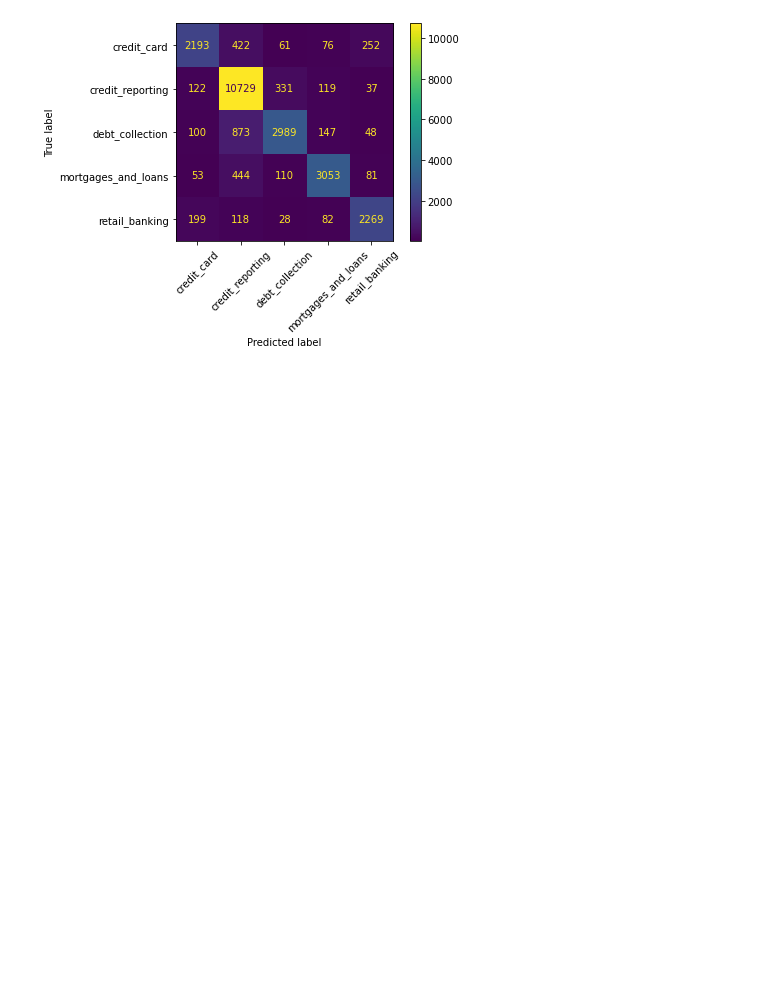
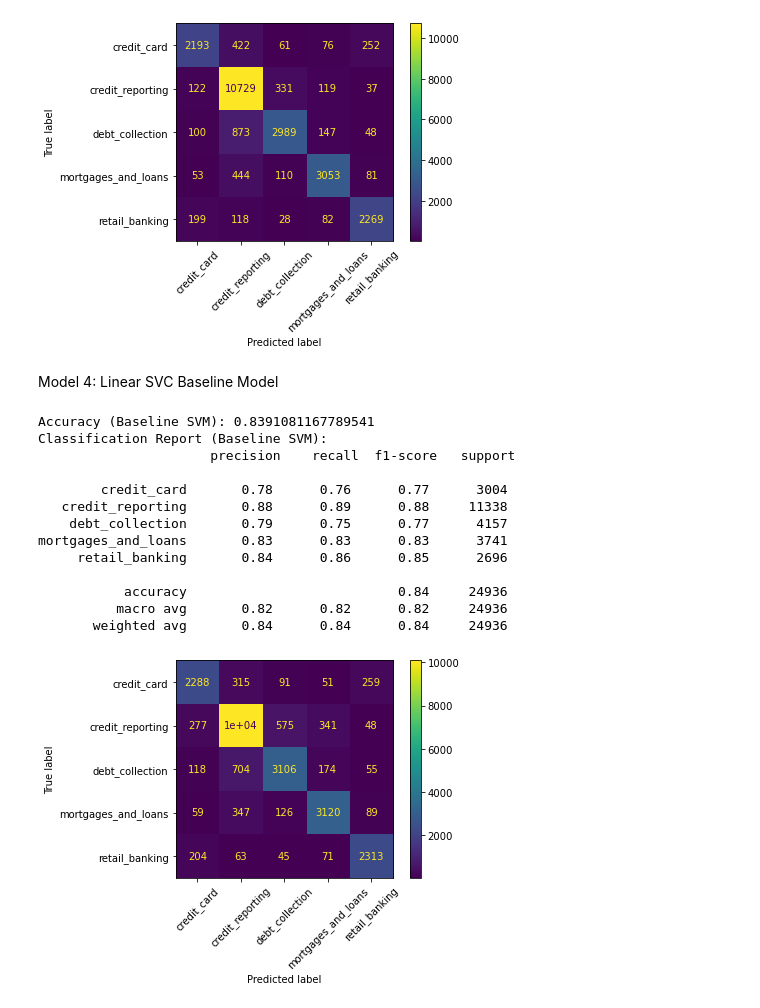
Before and after one commit to johnkul/nlp_consumer_complaints_classification, a Jupyter notebook: notebooks/tabitha.ipynb, the cells around one changed output. Cells and saved outputs as stored; diff of their text form; code cells hidden in the pictures; blank space fills up the shorter version.

Commit message:
more models added

```diff
--- a/notebooks/tabitha.ipynb
+++ b/notebooks/tabitha.ipynb
@@ -266,3 +266,17 @@ cleaned_complaints_data.head()
 | 2 | retail_banking | forwarded message cc sent friday ... | 1230 | 173 |
 | 3 | credit_reporting | payment history missing credit re... | 903 | 131 |
 | 4 | credit_reporting | payment history missing credit re... | 851 | 123 |
+# %%
+from sklearn.preprocessing import LabelEncoder
+
+# Ensure cleaned_df is a copy of the original DataFrame
+cleaned_complaints_data = cleaned_complaints_data.copy()
+
+# Create a LabelEncoder instance
+label_encoder = LabelEncoder()
+
+# Encode the 'product' column and assign it to the new 'target' column
+cleaned_complaints_data['target'] = label_encoder.fit_transform(cleaned_complaints_data['product'])
+
+# Display the first few rows to verify the target encoding
+cleaned_complaints_data.head()
@@ -271,7 +292,7 @@ from sklearn.model_selection import train_test_split
 
 # Separate the features (X) and target (y)
 X = cleaned_complaints_data['processed_text']
-y = cleaned_complaints_data['product']
+y = cleaned_complaints_data['target']
 
 # Split the data
 X_train, X_test, y_train, y_test = train_test_split(X, y, test_size=0.2, random_state=42)
@@ -422,3 +449,40 @@ ConfusionMatrixDisplay.from_estimator(baseline_rf_model, X_test_scaled, y_test,
 plt.show()
 # %% [output]
 [figure]
+# %% [markdown]
+ Model 4: Linear SVC Baseline Model
+# %%
+from sklearn.svm import LinearSVC
+#  Initialize and train the SVM model
+baseline_svm_model = LinearSVC(max_iter=1000, random_state=42)
+baseline_svm_model.fit(X_train_scaled, y_train)
+
+# Make predictions on the test set
+y_pred_base_svm = baseline_svm_model.predict(X_test_scaled)
+
+#  Calculate accuracy and classification report
+accuracy_base_svm = accuracy_score(y_test, y_pred_base_svm)
+report_base_svm = classification_report(y_test, y_pred_base_svm)
+
+#  Display the evaluation scores
+print(f"Accuracy (Baseline SVM): {accuracy_base_svm}")
+print("Classification Report (Baseline SVM):\n", report_base_svm)
+
+# Display the confusion matrix
+ConfusionMatrixDisplay.from_estimator(baseline_svm_model, X_test_scaled, y_test, xticks_rotation=45)
+plt.show()
+# %% [output]
+Accuracy (Baseline SVM): 0.8391081167789541
+Classification Report (Baseline SVM):
+                      precision    recall  f1-score   support
+
+        credit_card       0.78      0.76      0.77      3004
+   credit_reporting       0.88      0.89      0.88     11338
+    debt_collection       0.79      0.75      0.77      4157
+mortgages_and_loans       0.83      0.83      0.83      3741
+     retail_banking       0.84      0.86      0.85      2696
+
+           accuracy                           0.84     24936
+          macro avg       0.82      0.82      0.82     24936
+       weighted avg       0.84      0.84      0.84     24936
+[figure, added]
```
Also changed, not shown: parts of 8 cells of this notebook.
